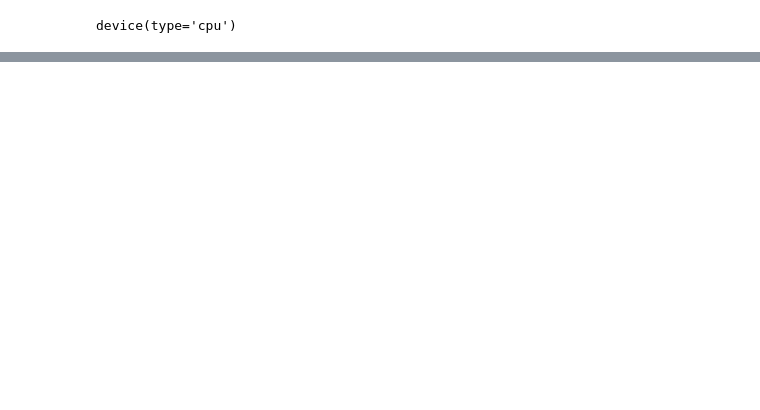
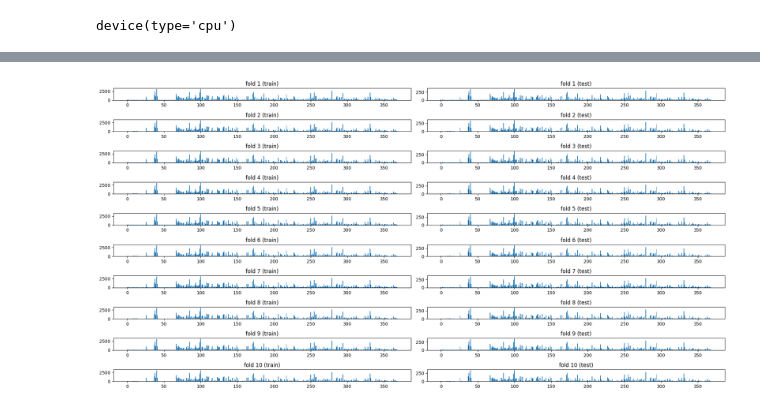
Before and after one commit to Chaotix953/HASYv2, a Jupyter notebook: Untitled.ipynb, the cells around one changed output, grey strips where cells are left out. Saved outputs shown, nothing was run; the diff lists cells and outputs as text; code cells hidden in the pictures; blank space fills up the shorter version.

```diff
--- a/Untitled.ipynb
+++ b/Untitled.ipynb
@@ -59 +76,23 @@ df
+# %%
+fig, axes = plt.subplots(nrows=10, ncols=2, figsize=(20, 10))
+
+for j in range(1, 11):
+    df_test = pd.read_csv(f'classification-task/fold-{j}/test.csv')
+    df_train = pd.read_csv(f'classification-task/fold-{j}/train.csv')
+    taille_test = []
+    taille_train = []
+
+    for i in np.unique(df_test['symbol_id']):
+        taille_test.append(len(df_test.iloc[np.where(df_test['symbol_id'] == i)[0]]))
+        taille_train.append(len(df_train.iloc[np.where(df_train['symbol_id'] == i)[0]]))
+
+    axes[j-1][0].bar([i for i in range(369)], taille_train)
+    axes[j-1][0].set_title(f"fold {j} (train)")
+    axes[j-1][1].bar([i for i in range(369)], taille_test)
+    axes[j-1][1].set_title(f"fold {j} (test)")
+
+plt.tight_layout()
+plt.show()
+# %% [output]
+[figure, added]
 # %%
```
Also changed, not shown: parts of 12 cells of this notebook.
